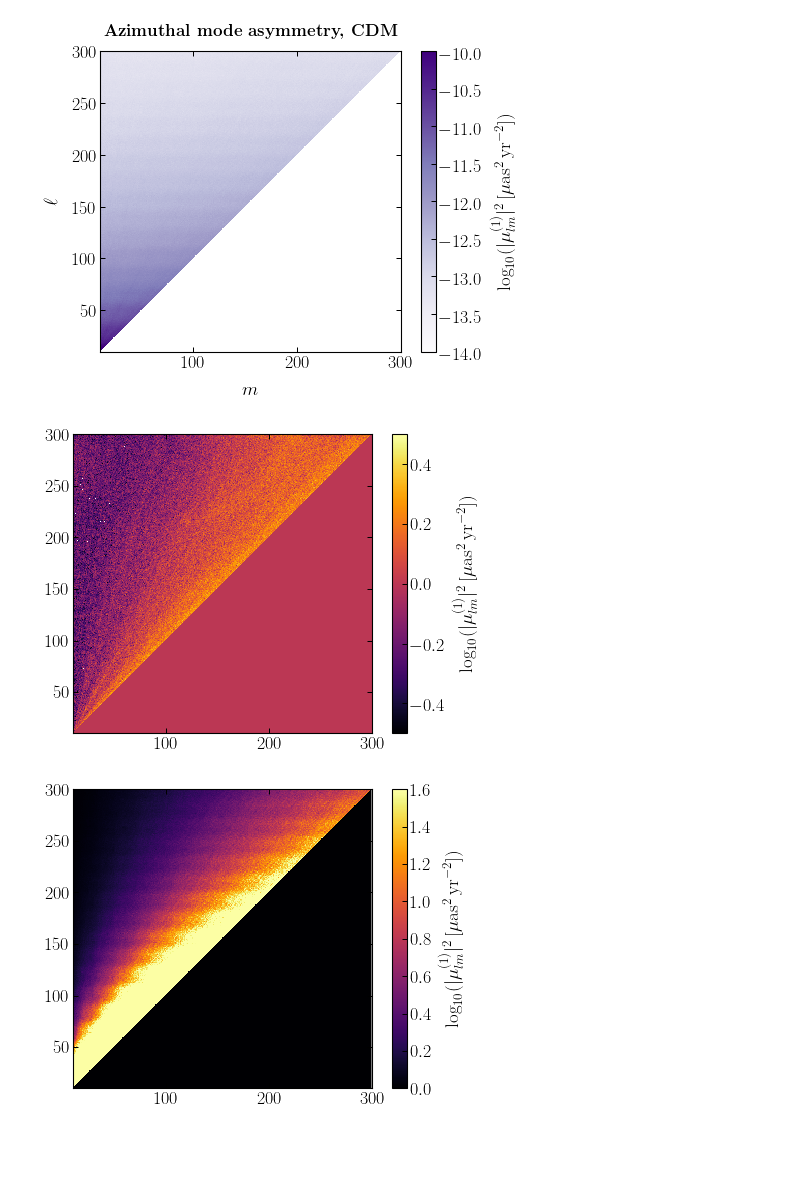
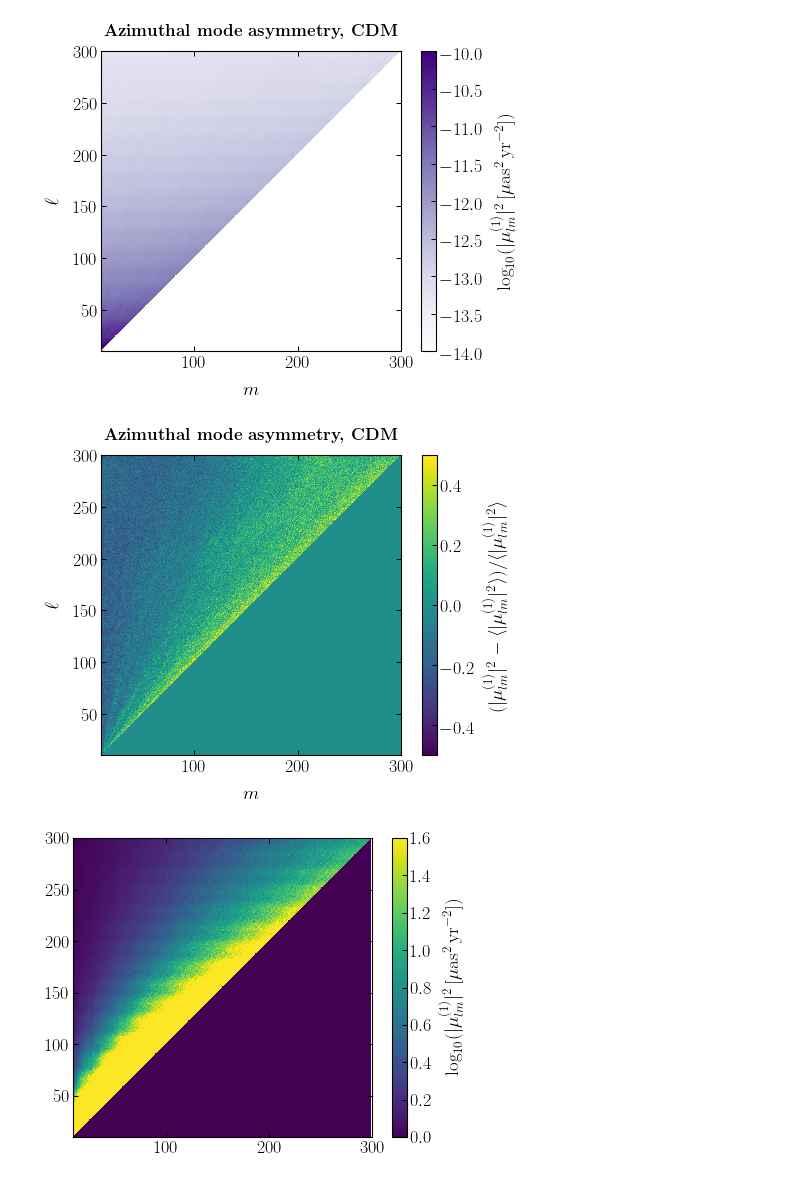
Before and after one commit to smsharma/astrometry-lensing-correlations, a Jupyter notebook: simulation/notebooks/01_subhalo_sample.ipynb, the cells around one changed output. Cells and saved outputs as stored; diff of their text form; code cells hidden in the pictures; blank space fills up the shorter version.

Commit message:
Updated plots of asymmetry

```diff
--- a/simulation/notebooks/01_subhalo_sample.ipynb
+++ b/simulation/notebooks/01_subhalo_sample.ipynb
@@ -124,4 +123,7 @@ Text(0.5, 1.0, '$\\log_{10}(|\\Psi_{lm}|^2\\,[\\mu$as$^2$\\,yr$^{-2}])$')
 # %%
+nside = 128
+lmax = 3*nside - 1
+
 nch = 2
 nsim = 200
 
@@ -198,22 +200,29 @@ plt.tight_layout()
 # %%
 fB_ary_compressed = (fB_ary)[lmin_plot:lmax_plot,lmin_plot:lmax_plot]
 # %%
-l = 200
 av_ary = np.zeros_like(fB_ary)
 for l in range(len(av_ary)):
     thing = np.where(fB_ary[l, :]!=0,fB_ary[l, :],np.nan)
-    av_ary[l, :l] = ((thing - np.nanmean(thing)) / thing)[:l]
+    av_ary[l, :l] = ((thing - np.nanmean(thing)) / np.nanmean(thing))[:l]
 # plt.plot((thing - np.nanmean(thing)) / thing)
 # %%
 plt.imshow(av_ary,
            origin='lower', vmin=-0.5, vmax=0.5,
            extent=[lmin_plot,lmax_plot, lmin_plot, lmax_plot],
-           cmap=plt.get_cmap('inferno')
+           cmap=plt.get_cmap('viridis')
           )
 
-cbar = plt.colorbar(label="$\log_{10}(|\mu_{lm}^{(1)}|^2\,[\mu$as$^2$\,yr$^{-2}])$")
+cbar = plt.colorbar(label=r"$(|\mu_{lm}^{(1)}|^2 - \langle|\mu_{lm}^{(1)}|^2\rangle) / \langle|\mu_{lm}^{(1)}|^2\rangle$")
+
+plt.xlabel("$m$")
+plt.ylabel("$\ell$")
+
+plt.title('\\textbf{Azimuthal mode asymmetry, CDM}', fontsize=17, y=1.02)
+
+plt.tight_layout()
+plt.savefig(plots_dir + "m_asymm_1.pdf")
 # %% [output]
-[figure, old version]
+[figure, new version]
 # %%
 fB_ary_compressed_means = np.nanmean(np.where(fB_ary_compressed!=0,fB_ary_compressed,np.nan),axis=1)
 # %%
@@ -222,9 +231,9 @@ fB_ary_compressed_means = np.nanmean(np.where(fB_ary_compressed!=0,fB_ary_compre
 plt.imshow(fB_ary_compressed/fB_ary_compressed_means,
            origin='lower', vmin=0.0, vmax=1.6,
            extent=[lmin_plot,lmax_plot, lmin_plot, lmax_plot],
-           cmap=plt.get_cmap('inferno')
+           cmap=plt.get_cmap('viridis')
           )
 
 cbar = plt.colorbar(label="$\log_{10}(|\mu_{lm}^{(1)}|^2\,[\mu$as$^2$\,yr$^{-2}])$")
 # %% [output]
-[figure, old version]
+[figure, new version]
```
Also changed, not shown: parts of 3 cells of this notebook, 3 other files.
